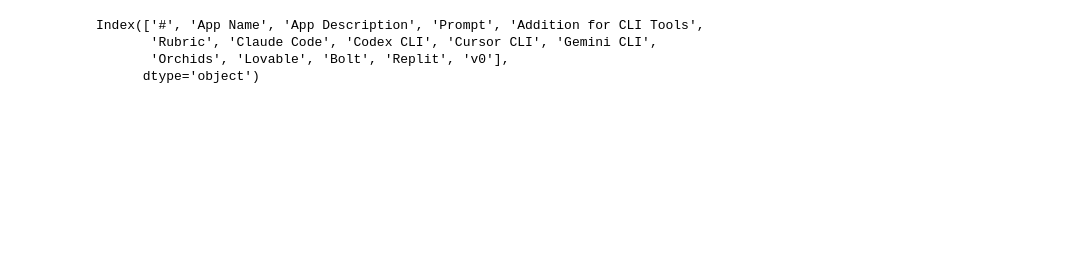
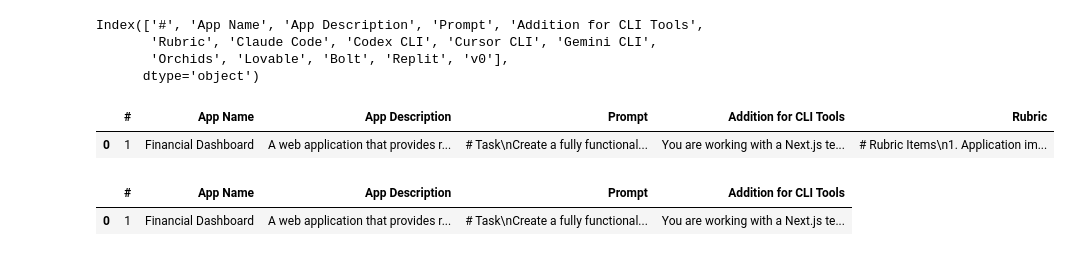
Before and after one commit to bmtlima/RL-environment, a Jupyter notebook: playground.ipynb, the cells around one changed output. Cells and saved outputs as stored; diff of their text form; code cells hidden in the pictures; blank space fills up the shorter version.

```diff
--- a/playground.ipynb
+++ b/playground.ipynb
@@ -42,0 +43,9 @@ df.to_csv('app_bench.csv')
+# %%
+df = pd.read_csv('data/prompts.csv')
+# %%
+df_smol = df.head(1)
+# %%
+df_smol
+# %% [output]
+|  | # | App Name | App Description | Prompt | Addition for CLI Tools | Rubric |
+| 0 | 1 | Financial Dashboard | A web application that provides r... | # Task\nCreate a fully functional... | You are working with a Next.js te... | # Rubric Items\n1. Application im... |
@@ -42,0 +54,5 @@ df.to_csv('app_bench.csv')
+# %%
+df_no_rubric.head(1)
+# %% [output]
+|  | # | App Name | App Description | Prompt | Addition for CLI Tools |
+| 0 | 1 | Financial Dashboard | A web application that provides r... | # Task\nCreate a fully functional... | You are working with a Next.js te... |
```
Also changed, not shown: parts of 5 cells of this notebook, 3 other files.
